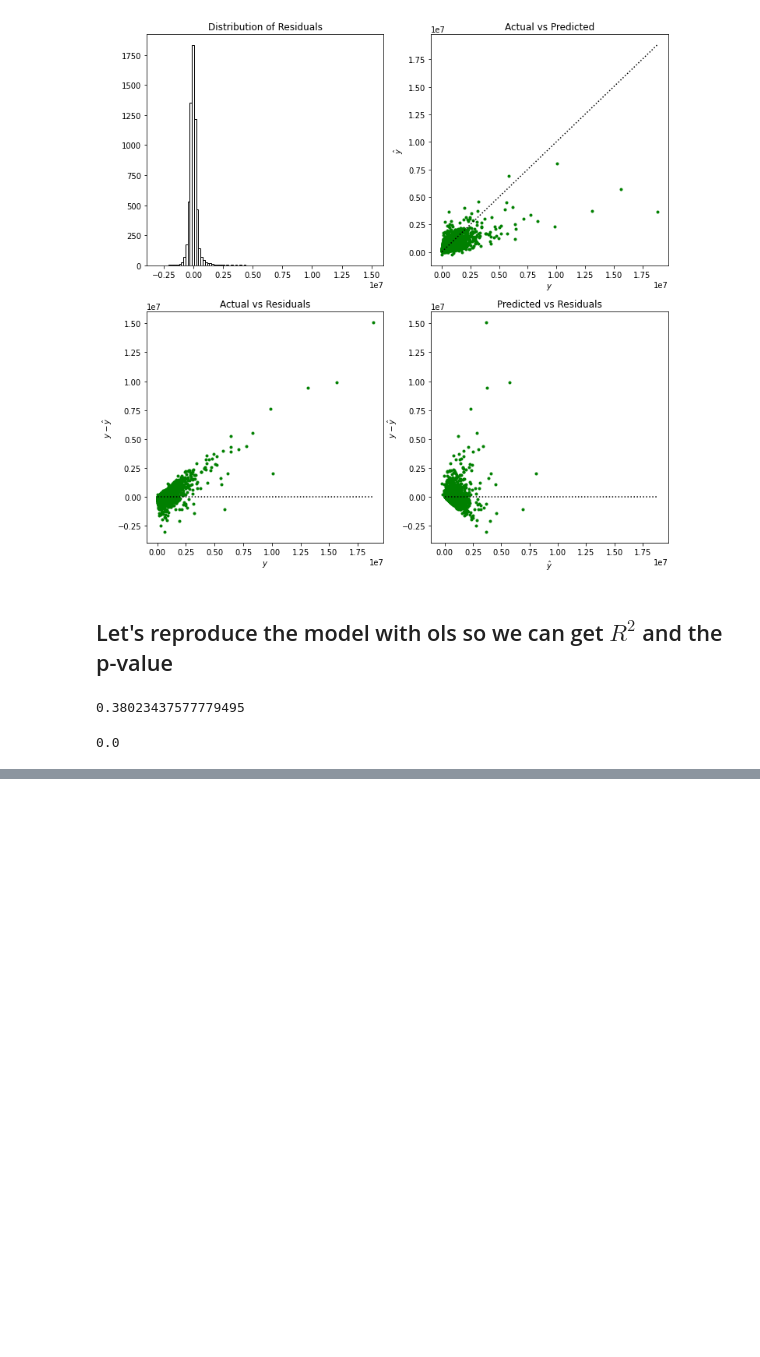
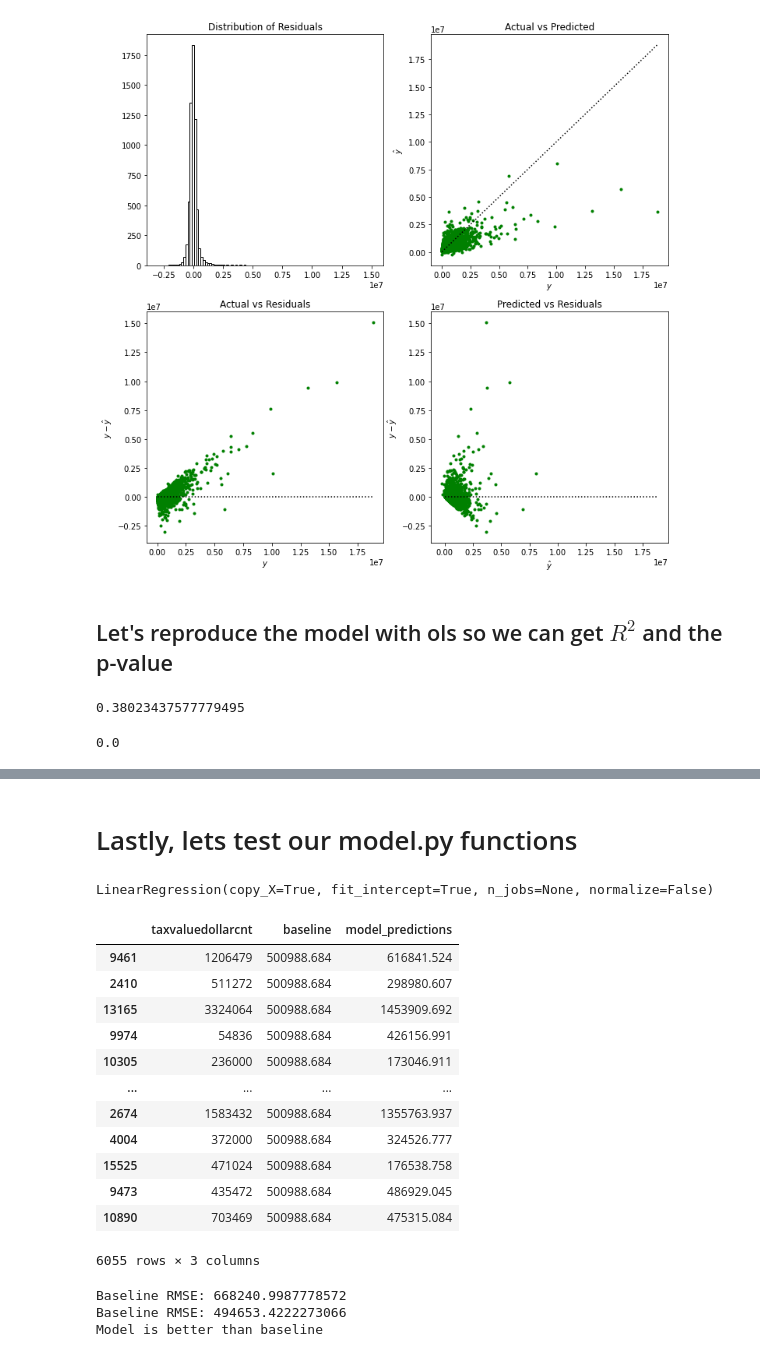
Before and after one commit to RyanMcCall/zillow_ds, a Jupyter notebook: modeling.ipynb, the cells around one changed output, grey strips where cells are left out. Drawn from its saved outputs; the diff is of its cells as text; code cells hidden in the pictures; blank space fills up the shorter version.

Commit message:
Add testing of model.py functions

```diff
--- a/modeling.ipynb
+++ b/modeling.ipynb
@@ -452,3 +453,33 @@ Warnings:
 [1] Standard Errors assume that the covariance matrix of the errors is correctly specified.
 [2] The condition number is large, 1.63e+04. This might indicate that there are
 strong multicollinearity or other numerical problems.
+# %% [markdown]
+# Lastly, lets test our model.py functions
+# %%
+lm_model = model.get_model()
+lm_model
+# %% [output]
+LinearRegression(copy_X=True, fit_intercept=True, n_jobs=None, normalize=False)
+# %%
+pred_df = model.make_predictions(lm_model, ytest, Xtest)
+pred_df
+# %% [output]
+|  | taxvaluedollarcnt | baseline | model_predictions |
+| 9461 | 1206479 | 500988.684 | 616841.524 |
+| 2410 | 511272 | 500988.684 | 298980.607 |
+| 13165 | 3324064 | 500988.684 | 1453909.692 |
+| 9974 | 54836 | 500988.684 | 426156.991 |
+| 10305 | 236000 | 500988.684 | 173046.911 |
+| ... | ... | ... | ... |
+| 2674 | 1583432 | 500988.684 | 1355763.937 |
+| 4004 | 372000 | 500988.684 | 324526.777 |
+| 15525 | 471024 | 500988.684 | 176538.758 |
+| 9473 | 435472 | 500988.684 | 486929.045 |
+| 10890 | 703469 | 500988.684 | 475315.084 |
+6055 rows × 3 columns
+# %%
+model.evaluate_model(pred_df)
+# %% [output]
+Baseline RMSE: 668240.9987778572
+Baseline RMSE: 494653.4222273066
+Model is better than baseline
```
Also changed, not shown: parts of 2 cells of this notebook.
